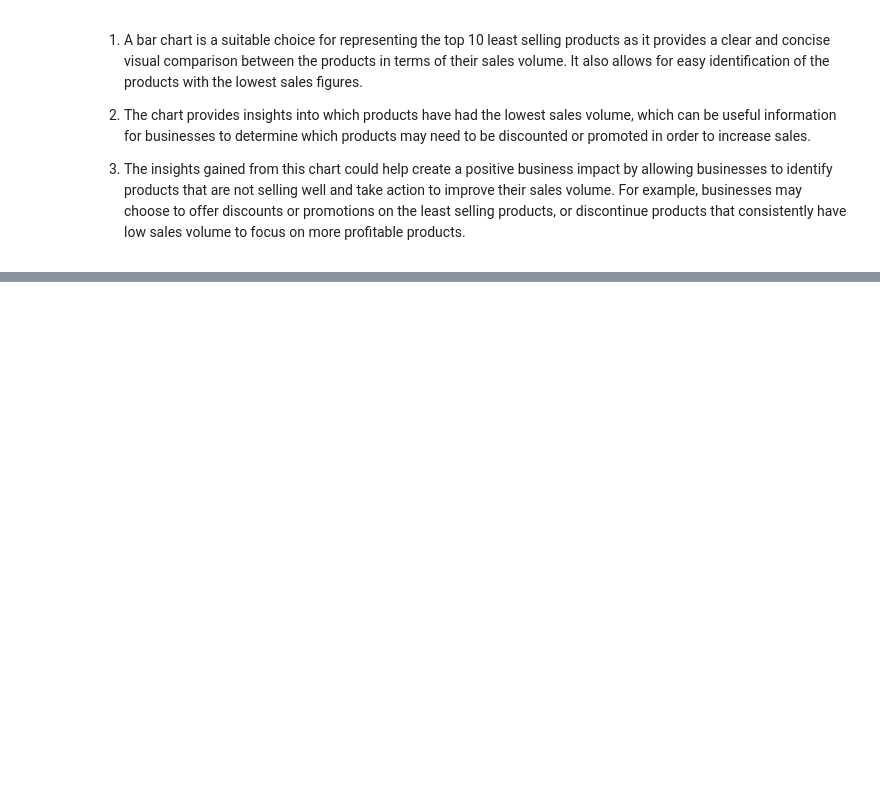
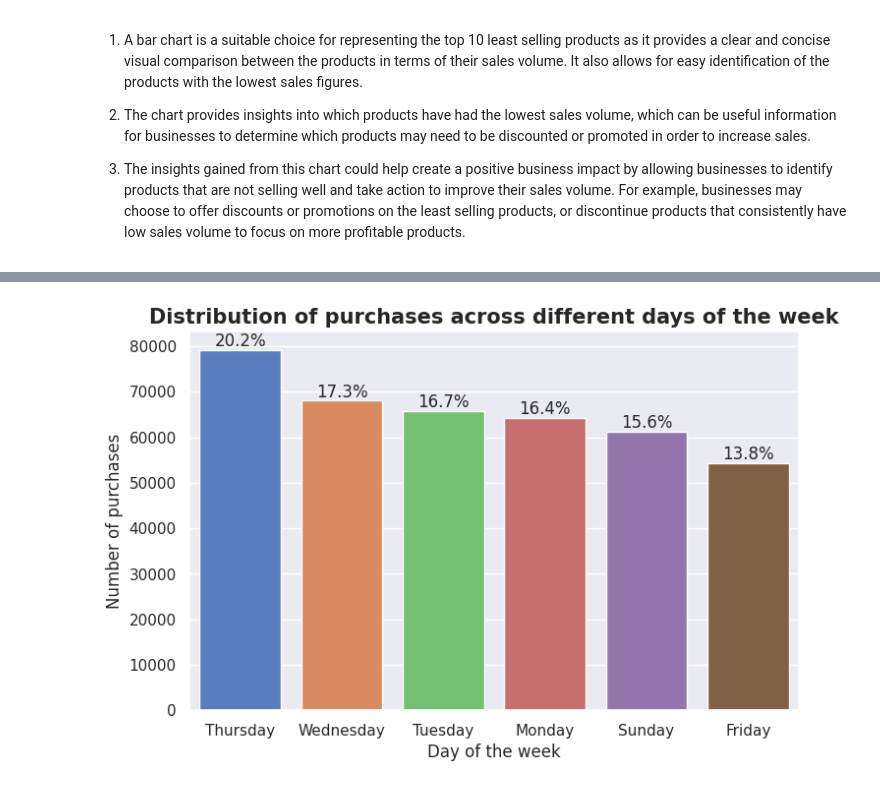
Before and after one commit to VHP2305/Online_Retail_Customer_Segmentation, a Jupyter notebook: Online_Retail_Customer_Segmentation.ipynb, the cells around one changed output, grey strips where cells are left out. Saved outputs shown, nothing was run; the diff lists cells and outputs as text; code cells hidden in the pictures; blank space fills up the shorter version.

Commit message:
Apply some feature engineering and do eda on some newly created features

```diff
--- a/Online_Retail_Customer_Segmentation.ipynb
+++ b/Online_Retail_Customer_Segmentation.ipynb
@@ -954,0 +972,15 @@ least_selling_products
+# %%
+# Create a new feature 'year' that contains the year of the InvoiceDate
+retail_df_copy["year"] = retail_df_copy["InvoiceDate"].apply(lambda x: x.year)
+
+# Create a new feature 'month_num' that contains the number of the month of the InvoiceDate
+retail_df_copy["month_num"] = retail_df_copy["InvoiceDate"].apply(lambda x: x.month)
+
+# Create a new feature 'day_num' that contains the number of the day of the month of the InvoiceDate
+retail_df_copy["day_num"] = retail_df_copy["InvoiceDate"].apply(lambda x: x.day)
+
+# Create a new feature 'hour' that contains the hour of the day of the InvoiceDate
+retail_df_copy["hour"] = retail_df_copy["InvoiceDate"].apply(lambda x: x.hour)
+
+# Create a new feature 'minute' that contains the minute of the hour of the InvoiceDate
+retail_df_copy["minute"] = retail_df_copy["InvoiceDate"].apply(lambda x: x.minute)
@@ -954,0 +1005,12 @@ least_selling_products
+# %%
+# Create a new DataFrame with the count of each unique day of the week
+day_df = retail_df_copy['Day'].value_counts().reset_index()
+
+# Rename the 'index' column to 'Day_Name'
+day_df.rename(columns={'index': 'Day_Name'}, inplace=True)
+
+# Rename the 'Day' column to 'Count'
+day_df.rename(columns={'Day': 'Count'}, inplace=True)
+
+# Print the resulting DataFrame
+day_df
@@ -954,0 +1025,20 @@ least_selling_products
+# %%
+# Plotting the distribution of purchases across different days of the week
+plt.figure(figsize=(8,5))
+sns.barplot(x='Day_Name', y='Count', data=day_df, palette="muted")
+
+# Adding percentage value on top of each bar
+for i in range(day_df.shape[0]):
+    value = day_df['Count'][i]
+    percent = '{:.1f}%'.format(value/day_df['Count'].sum() * 100)
+    plt.text(i, value, percent, ha='center', va='bottom', size=12)
+
+# Adding title and labels
+plt.title('Distribution of purchases across different days of the week', size=15, fontweight='bold')
+plt.xlabel('Day of the week', size=12)
+plt.ylabel('Number of purchases', size=12)
+
+# Show the plot
+plt.show()
+# %% [output]
+[figure, added]
```
Also changed, not shown: parts of 24 cells of this notebook.
